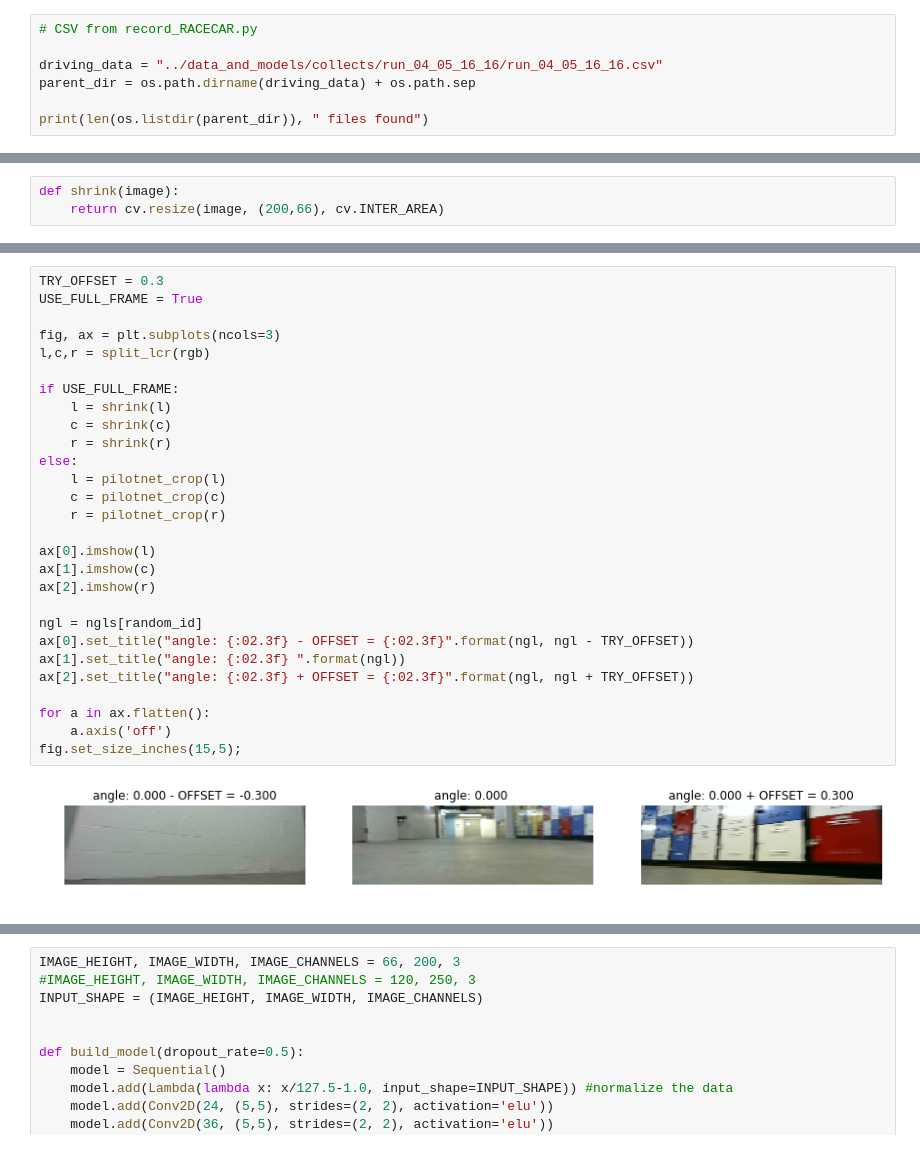
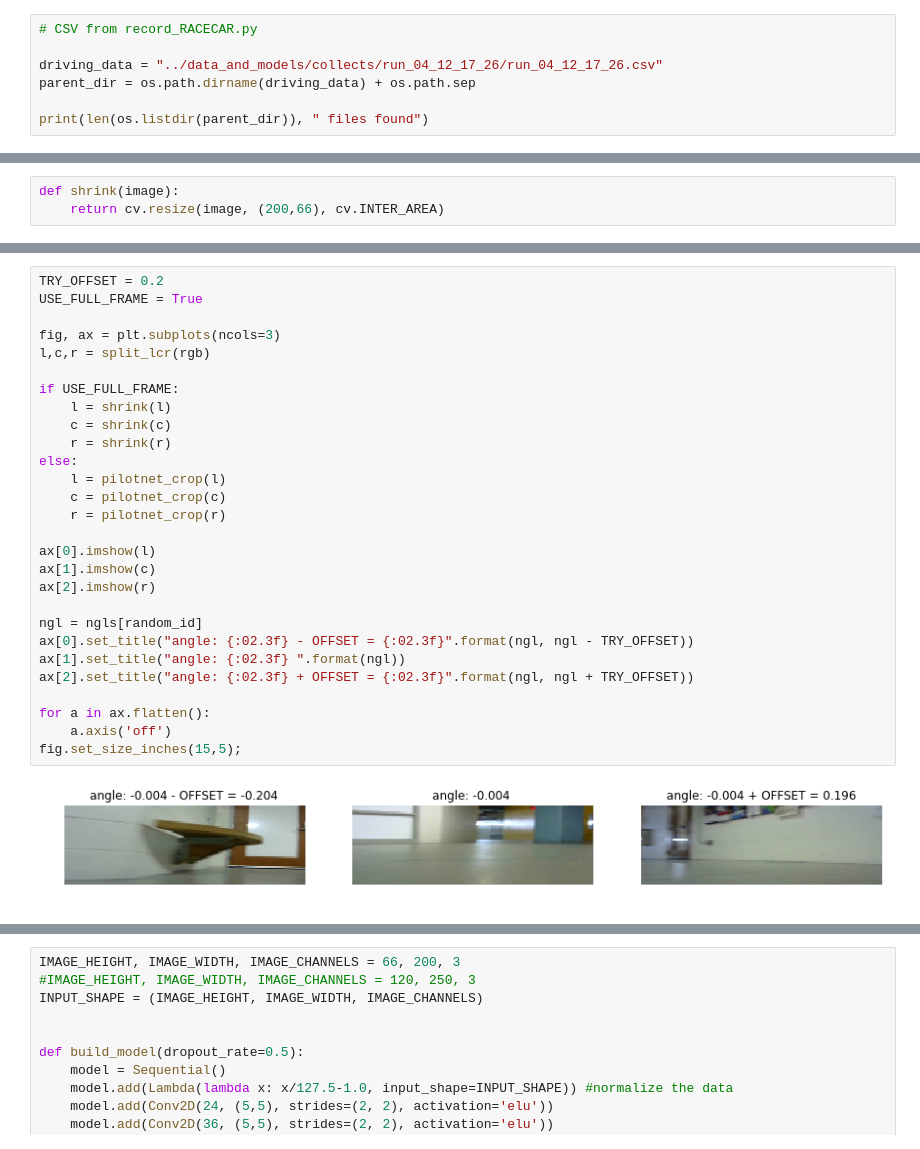
Before and after one commit to mmaz/imitation_learning_lab, a Jupyter notebook: train_RACECAR_pilotnet.ipynb, the cells around one changed output, grey strips where cells are left out. Drawn from its saved outputs; the diff is of its cells as text.

```diff
--- a/train_RACECAR_pilotnet.ipynb
+++ b/train_RACECAR_pilotnet.ipynb
@@ -25,7 +25,7 @@ scp -r racecar@RACECAR_IP:~/imitation_learning_lab/run_DATE ./data_and_models/co
 # %%
 # CSV from record_RACECAR.py
 
-driving_data = "../data_and_models/collects/run_04_05_16_16/run_04_05_16_16.csv"
+driving_data = "../data_and_models/collects/run_04_12_17_26/run_04_12_17_26.csv"
 parent_dir = os.path.dirname(driving_data) + os.path.sep
 
 print(len(os.listdir(parent_dir)), " files found")
@@ -137,33 +137,33 @@ angle: 0.000
 # %%
-TRY_OFFSET = 0.3
+TRY_OFFSET = 0.2
 USE_FULL_FRAME = True
 
 fig, ax = plt.subplots(ncols=3)
 l,c,r = split_lcr(rgb)
 
 if USE_FULL_FRAME:
     l = shrink(l)
     c = shrink(c)
     r = shrink(r)
 else:
     l = pilotnet_crop(l)
     c = pilotnet_crop(c)
     r = pilotnet_crop(r)
 
 ax[0].imshow(l)
 ax[1].imshow(c)
 ax[2].imshow(r)
 
 ngl = ngls[random_id]
 ax[0].set_title("angle: {:02.3f} - OFFSET = {:02.3f}".format(ngl, ngl - TRY_OFFSET))
 ax[1].set_title("angle: {:02.3f} ".format(ngl))
 ax[2].set_title("angle: {:02.3f} + OFFSET = {:02.3f}".format(ngl, ngl + TRY_OFFSET))
 
 for a in ax.flatten():
     a.axis('off')
 fig.set_size_inches(15,5);
 # %% [output]
-[figure, old version]
+[figure, new version]
 # %%
 def increase_brightness(img):
     # perceptually a bit more uniform than perturb_gamma
```
Also changed, not shown: parts of 12 cells of this notebook, 4 other files.
